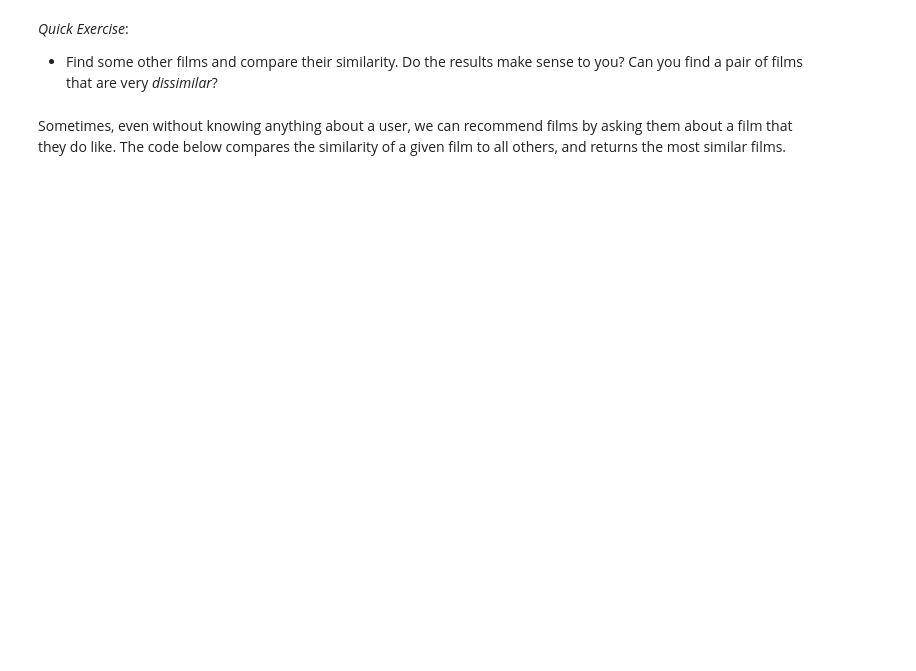
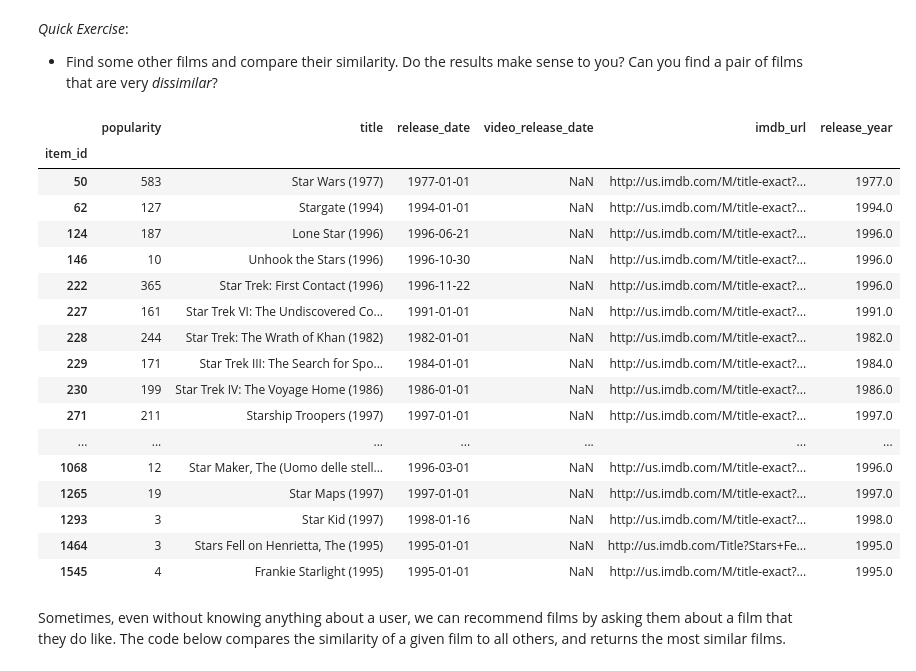
Before and after one commit to ishrathmi/deep_learning, a Jupyter notebook: 01_materials/labs/lab_3.ipynb, the cells around one changed output. Saved outputs shown, nothing was run; the diff lists cells and outputs as text; code cells hidden in the pictures; blank space fills up the shorter version.

```diff
--- a/01_materials/labs/lab_3.ipynb
+++ b/01_materials/labs/lab_3.ipynb
@@ -256,9 +413,31 @@ print_similarity(181, 181, item_embeddings, indexed_items["title"])
 # %%
 # Code to help you search for a movie title
 partial_title = "Jedi"
 indexed_items[indexed_items['title'].str.contains(partial_title)]
 
 # Your code here
+
+partial_title = "Star"
+indexed_items[indexed_items['title'].str.contains(partial_title)]
+# %% [output]
+|  | popularity | title | release_date | video_release_date | imdb_url | release_year |
+| item_id |  |  |  |  |  |  |
+| 50 | 583 | Star Wars (1977) | 1977-01-01 | NaN | http://us.imdb.com/M/title-exact?... | 1977.0 |
+| 62 | 127 | Stargate (1994) | 1994-01-01 | NaN | http://us.imdb.com/M/title-exact?... | 1994.0 |
+| 124 | 187 | Lone Star (1996) | 1996-06-21 | NaN | http://us.imdb.com/M/title-exact?... | 1996.0 |
+| 146 | 10 | Unhook the Stars (1996) | 1996-10-30 | NaN | http://us.imdb.com/M/title-exact?... | 1996.0 |
+| 222 | 365 | Star Trek: First Contact (1996) | 1996-11-22 | NaN | http://us.imdb.com/M/title-exact?... | 1996.0 |
+| 227 | 161 | Star Trek VI: The Undiscovered Co... | 1991-01-01 | NaN | http://us.imdb.com/M/title-exact?... | 1991.0 |
+| 228 | 244 | Star Trek: The Wrath of Khan (1982) | 1982-01-01 | NaN | http://us.imdb.com/M/title-exact?... | 1982.0 |
+| 229 | 171 | Star Trek III: The Search for Spo... | 1984-01-01 | NaN | http://us.imdb.com/M/title-exact?... | 1984.0 |
+| 230 | 199 | Star Trek IV: The Voyage Home (1986) | 1986-01-01 | NaN | http://us.imdb.com/M/title-exact?... | 1986.0 |
+| 271 | 211 | Starship Troopers (1997) | 1997-01-01 | NaN | http://us.imdb.com/M/title-exact?... | 1997.0 |
+| ... | ... | ... | ... | ... | ... | ... |
+| 1068 | 12 | Star Maker, The (Uomo delle stell... | 1996-03-01 | NaN | http://us.imdb.com/M/title-exact?... | 1996.0 |
+| 1265 | 19 | Star Maps (1997) | 1997-01-01 | NaN | http://us.imdb.com/M/title-exact?... | 1997.0 |
+| 1293 | 3 | Star Kid (1997) | 1998-01-16 | NaN | http://us.imdb.com/M/title-exact?... | 1998.0 |
+| 1464 | 3 | Stars Fell on Henrietta, The (1995) | 1995-01-01 | NaN | http://us.imdb.com/Title?Stars+Fe... | 1995.0 |
+| 1545 | 4 | Frankie Starlight (1995) | 1995-01-01 | NaN | http://us.imdb.com/M/title-exact?... | 1995.0 |
 # %% [markdown]
 Sometimes, even without knowing anything about a user, we can recommend films by asking them about a film that they do like. The code below compares the similarity of a given film to all others, and returns the most similar films.
 # %%
```
Also changed, not shown: parts of 27 cells of this notebook, 3 other files.
